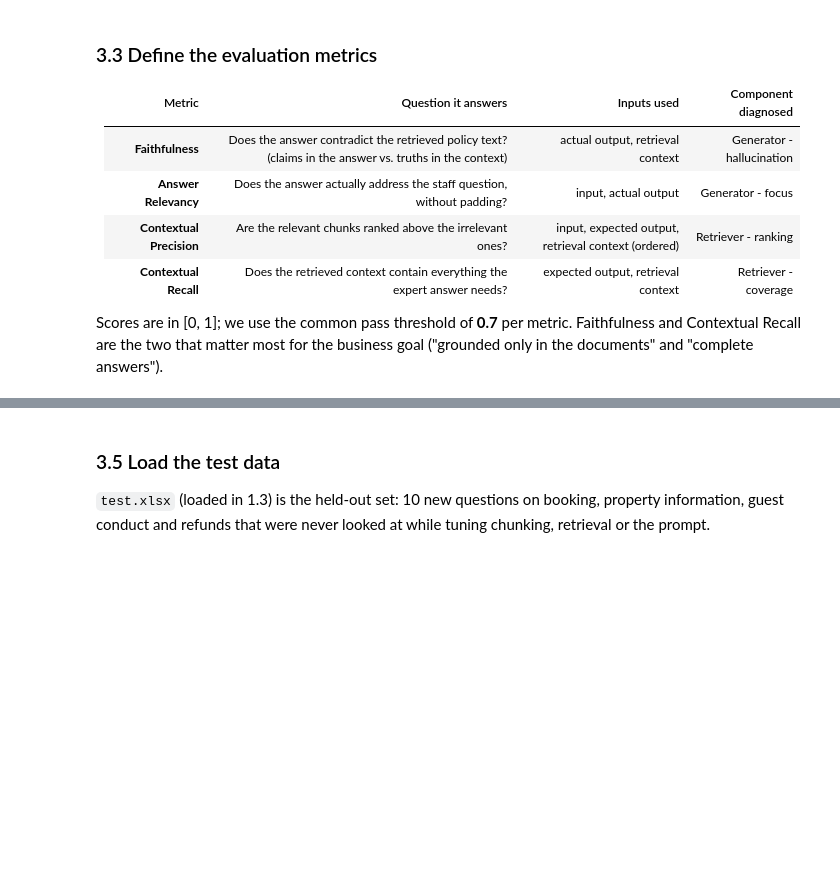
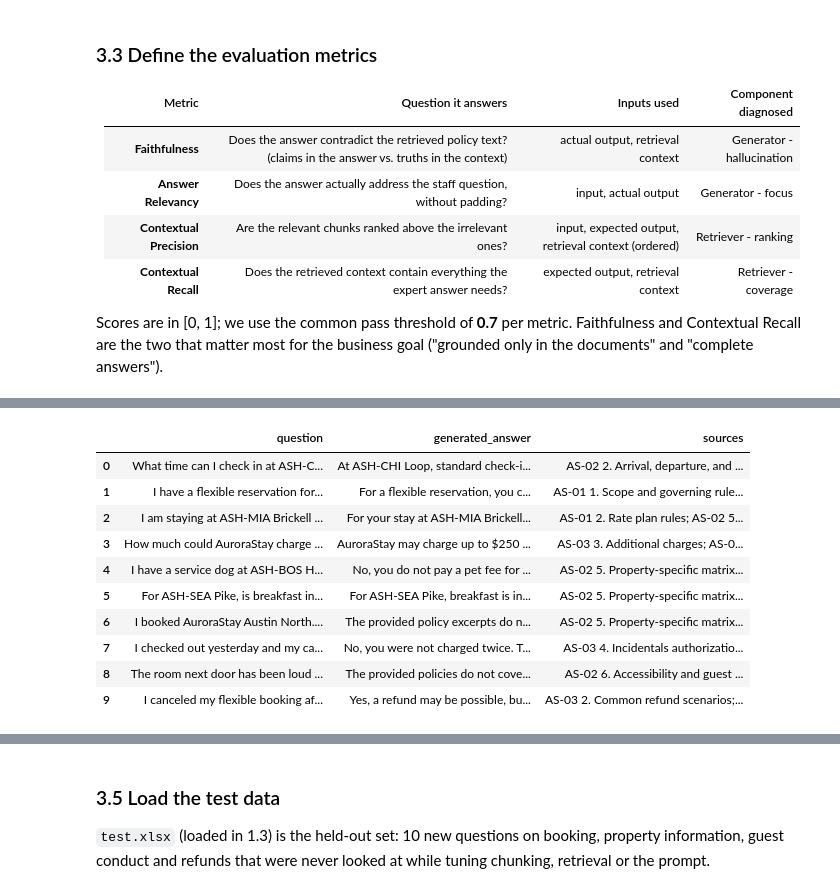
Before and after one commit to aryanpatel27/aryanpatel27, a Jupyter notebook: aurorastay-rag/AuroraStay_RAG_POC.ipynb, the cells around one changed output, grey strips where cells are left out. Saved outputs shown, nothing was run; the diff lists cells and outputs as text; code cells hidden in the pictures; blank space fills up the shorter version.

```diff
--- a/aurorastay-rag/AuroraStay_RAG_POC.ipynb
+++ b/aurorastay-rag/AuroraStay_RAG_POC.ipynb
@@ -1044,0 +1264,74 @@ display(eval_answers[["question", "generated_answer", "sources"]])
+# %%
+MAX_CASES = int(os.getenv("EVAL_MAX_CASES", "0")) or None   # optional cap for quick dry runs
+USE_CACHE = os.getenv("EVAL_USE_CACHE", "1") == "1"            # reuse answers/scores saved by an earlier run of these cells
+
+
+def load_cached_run(label):
+    """Answers + judge scores saved to results/ by a previous execution of this notebook (same code, same models).
+
+    Judging 10 questions with the local model costs ~90 minutes of CPU, so a finished run is cached and reused
+    when the question text matches; delete results/<label>_*.csv or set EVAL_USE_CACHE=0 to re-judge from scratch.
+    """
+    a, r = RESULTS_DIR / f"{label}_answers.csv", RESULTS_DIR / f"{label}_results.csv"
+    if not (USE_CACHE and a.exists() and r.exists()):
+        return None
+    answers, results = pd.read_csv(a), pd.read_csv(r)
+    stamp = time.strftime("%Y-%m-%d %H:%M UTC", time.gmtime(r.stat().st_mtime))
+    print(f"  using cached {label} run saved {stamp} ({len(results)} scored cases)")
+    return {"answers": answers.set_index("question"), "results": results.set_index("question"), "stamp": stamp}
+
+
+def build_test_cases(frame, k=4, cache=None):
+    cases, answers = [], []
+    n = min(len(frame), MAX_CASES or len(frame))
+    for i, row in frame.head(MAX_CASES).iterrows():
+        if cache is not None and row.question in cache["answers"].index:
+            cached = cache["answers"].loc[row.question]
+            chunks_ = retrieve(row.question, k, vectorstore)            # retrieval is deterministic and cheap
+            answer, gen_s, note = cached.generated_answer, float(cached.gen_seconds), "cached answer"
+        else:
+            res = rag(row.question, k=k, vectorstore=vectorstore)
+            chunks_, answer, gen_s, note = res["relevant_chunks"], res["answer"], res["timing_seconds"]["generation"], "generated"
+        cases.append(LLMTestCase(input=row.question, actual_output=answer, expected_output=row.expected_answer,
+                                 retrieval_context=[c["content"] for c in chunks_]))
+        answers.append({"question": row.question, "generated_answer": answer, "expected_answer": row.expected_answer,
+                        "sources": "; ".join(f"{c['policy_code']} {c['section']}" for c in chunks_), "gen_seconds": gen_s})
+        print(f"  {note} {i + 1}/{n}  ({gen_s}s)")
+    return cases, pd.DataFrame(answers)
+
+
+def run_evaluation(cases, model, label, cache=None):
+    rows = []
+    progress = RESULTS_DIR / f"_progress_{label}.jsonl"
+    for i, tc in enumerate(cases, start=1):
+        row = {"case": i, "question": tc.input}
+        t0 = time.time()
+        if cache is not None and tc.input in cache["results"].index and cache["answers"].loc[tc.input].generated_answer == tc.actual_output:
+            cached = cache["results"].loc[tc.input]
+            for name in METRIC_NAMES:
+                row[name], row[name + "_reason"] = float(cached[name]), cached[name + "_reason"]
+            row["eval_seconds"] = float(cached["eval_seconds"])
+            src = "cached"
+        else:
+            metrics = make_metrics(model)          # fresh metric objects per case
+            for name, metric in metrics.items():
+                try:
+                    metric.measure(tc, _show_indicator=False)
+                    row[name] = round(float(metric.score), 3)
+                    row[name + "_reason"] = metric.reason
+                except Exception as exc:          # keep going if the judge output cannot be parsed
+                    row[name] = np.nan
+                    row[name + "_reason"] = f"metric failed: {exc}"
+            row["eval_seconds"] = round(time.time() - t0, 1)
+            src = "judged"
+        rows.append(row)
+        with open(progress, "a") as fh:            # per-case progress file, useful for long runs
+            fh.write(json.dumps({k: v for k, v in row.items() if not k.endswith("_reason")}) + "\n")
+        print(f"  [{label}] case {i}/{len(cases)} {src:7s} " + " ".join(f"{m}={row[m]:.2f}" for m in METRIC_NAMES if pd.notna(row[m])) + f"  ({row['eval_seconds']}s)")
+    return pd.DataFrame(rows)
+
+eval_cache = load_cached_run("evaluation")
+print("Generating answers for the evaluation set ...")
+eval_cases, eval_answers = build_test_cases(eval_df, cache=eval_cache)
+display(eval_answers[["question", "generated_answer", "sources"]])
+# %% [output]
@@ -1045,3 +1350,14 @@ display(eval_answers[["question", "generated_answer", "sources"]])
+|  | question | generated_answer | sources |
+| 0 | What time can I check in at ASH-C... | At ASH-CHI Loop, standard check-i... | AS-02 2. Arrival, departure, and ... |
+| 1 | I have a flexible reservation for... | For a flexible reservation, you c... | AS-01 1. Scope and governing rule... |
+| 2 | I am staying at ASH-MIA Brickell ... | For your stay at ASH-MIA Brickell... | AS-01 2. Rate plan rules; AS-02 5... |
+| 3 | How much could AuroraStay charge ... | AuroraStay may charge up to $250 ... | AS-03 3. Additional charges; AS-0... |
+| 4 | I have a service dog at ASH-BOS H... | No, you do not pay a pet fee for ... | AS-02 5. Property-specific matrix... |
+| 5 | For ASH-SEA Pike, is breakfast in... | For ASH-SEA Pike, breakfast is in... | AS-02 5. Property-specific matrix... |
+| 6 | I booked AuroraStay Austin North.... | The provided policy excerpts do n... | AS-02 5. Property-specific matrix... |
+| 7 | I checked out yesterday and my ca... | No, you were not charged twice. T... | AS-03 4. Incidentals authorizatio... |
+| 8 | The room next door has been loud ... | The provided policies do not cove... | AS-02 6. Accessibility and guest ... |
+| 9 | I canceled my flexible booking af... | Yes, a refund may be possible, bu... | AS-03 2. Common refund scenarios;... |
 # %%
 print("Scoring the evaluation set ...")
 t0 = time.time()
```
Also changed, not shown: parts of 33 cells of this notebook, 4 other files.
